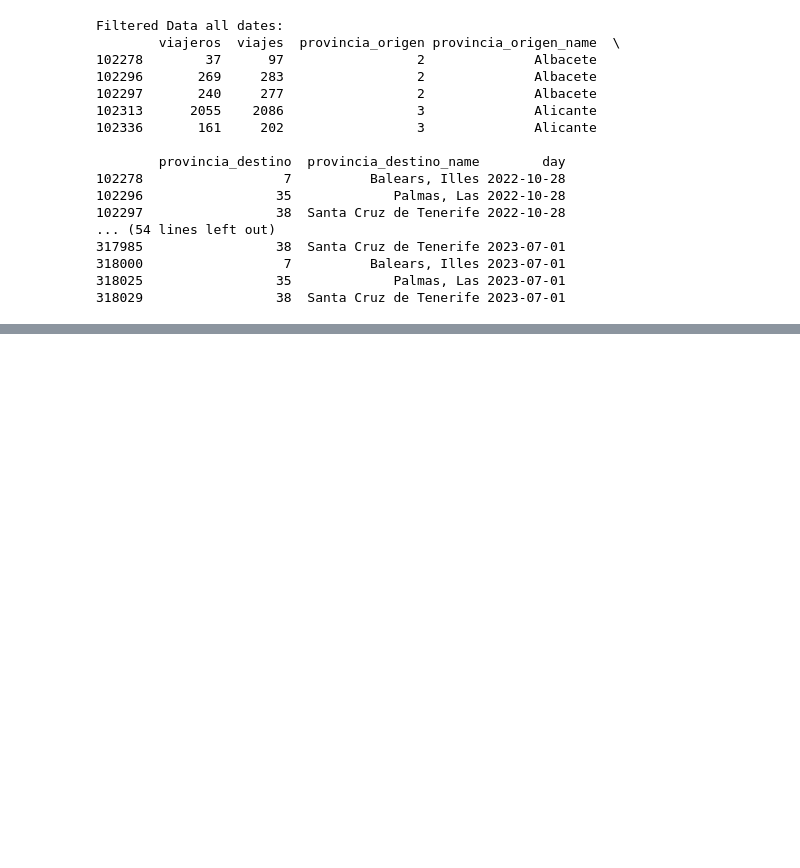
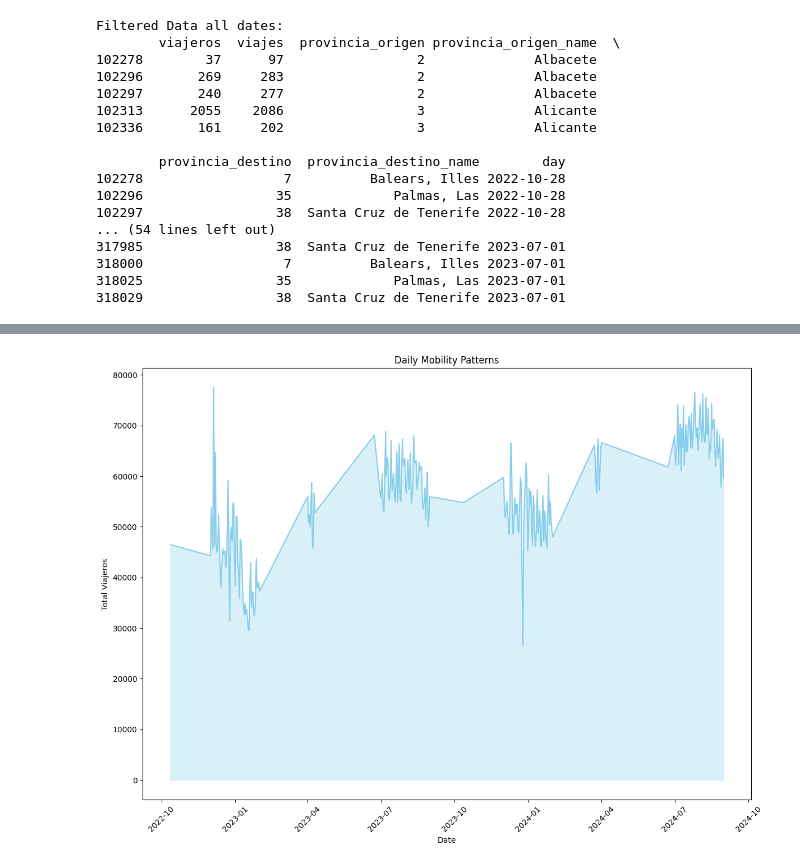
Before and after one commit to pdpau/DataNomads, a Jupyter notebook: code/exploratory_data_analysis.ipynb, the cells around one changed output, grey strips where cells are left out. Drawn from its saved outputs; the diff is of its cells as text; code cells hidden in the pictures; blank space fills up the shorter version.

Commit message:
Update containing completion of 1.1.2.1 Identificar fechas clave con alta movilidad

```diff
--- a/code/exploratory_data_analysis.ipynb
+++ b/code/exploratory_data_analysis.ipynb
@@ -416,0 +406,86 @@ See the caveats in the documentation: https://pandas.pydata.org/pandas-docs/stab
+# %%
+#1.1.2.2. Análisis preliminar en busca de patrones durante dichas fechas
+
+def colors_from_values(values, palette_name):
+    # normalize the values to range [0, 1]
+    normalized = (values - min(values)) / (max(values) - min(values))
+    # convert to indices
+    indices = np.round(normalized * (len(values) - 1)).astype(np.int32)
+    # use the indices to get the colors
+    palette = sns.color_palette(palette_name, len(values))
+    return np.array(palette).take(indices, axis=0)
+
+
+#Aggregate Data by Date: Group the data by date to see if there are any patterns in the number of travelers.
+daily_mobility = df_filtered.groupby('day')['viajeros'].sum().reset_index()
+
+#Plot the mobility patterns
+plt.figure(figsize=(14, 10))
+sns.lineplot(x='day', y='viajeros', data=daily_mobility, color="skyblue", linewidth=1.5)
+plt.fill_between(daily_mobility['day'], daily_mobility['viajeros'], color="skyblue", alpha=0.3)
+plt.title('Daily Mobility Patterns')
+plt.xlabel('Date')
+plt.ylabel('Total Viajeros')
+plt.xticks(rotation=45)
+plt.show()
+
+#Group by day of the week: Group the data by day of the week to see if there are any patterns in the number of travelers.
+df_week = df_filtered.copy()
+df_week['day_of_week'] = df_filtered['day'].dt.day_name()
+day_of_week_mobility = df_week.groupby('day_of_week')['viajeros'].sum().reset_index()
+
+#Plot mobility by day of the week
+#daycolors colors assigned by most visitors per day
+daycolors = ["#FF5733", "#FF5733", "#FF5733", "#FF5733", "#FF5733", "#FF5733", "#FF5733"]
+plt.figure(figsize=(14, 8))
+sns.barplot(x='day_of_week', y='viajeros', data=day_of_week_mobility, palette=colors_from_values(day_of_week_mobility['viajeros'], "viridis"), order=day_of_week_mobility.sort_values('viajeros', ascending=False)['day_of_week'])
+plt.title('Mobility by Day of the Week')
+plt.xlabel('Day of the Week')
+plt.ylabel('Total Viajeros')
+plt.xticks(rotation=45)
+plt.show()
+
+#Group by origin province: Group the data by origin province to see if there are any patterns in the number of travelers.
+origin_province_mobility = df_filtered.groupby('provincia_origen_name')['viajeros'].sum().reset_index()
+
+#Sort the data by the number of travelers
+origin_province_mobility = origin_province_mobility.sort_values(by='viajeros', ascending=False)
+
+#Plot mobility by origin province
+plt.figure(figsize=(14, 8))
+sns.barplot(y='provincia_origen_name', x='viajeros', data=origin_province_mobility, palette="viridis")
+plt.title('Mobility by Origin Province')
+plt.xlabel('Origin Province')
+plt.ylabel('Total Viajeros')
+plt.xticks(rotation=0)
+plt.show()
+
+#Group by destination province: Group the data by destination province to see if there are any patterns in the number of travelers.
+destination_province_mobility = df_filtered.groupby('provincia_destino_name')['viajeros'].sum().reset_index()
+
+#Sort the data by the number of travelers
+destination_province_mobility = destination_province_mobility.sort_values(by='viajeros', ascending=False)
+
+#Plot mobility by destination province
+plt.figure(figsize=(14, 8))
+sns.barplot(x='provincia_destino_name', y='viajeros', data=destination_province_mobility)
+plt.title('Mobility by Destination Province')
+plt.xlabel('Destination Province')
+plt.ylabel('Total Viajeros')
+plt.xticks(rotation=0)
+plt.show()
+
+#analyze to find patterns in the number of travelers for each month
+df_filtered['month'] = df_filtered['day'].dt.month
+monthly_mobility = df_filtered.groupby('month')['viajeros'].sum().reset_index()
+
+#plot the mobility patterns by month
+plt.figure(figsize=(14, 8))
+sns.barplot(x='month', y='viajeros', data=monthly_mobility, palette="coolwarm")
+plt.title('Monthly Mobility Patterns')
+plt.xlabel('Month')
+plt.ylabel('Total Viajeros')
+plt.xticks(rotation=0)
+plt.show()
+# %% [output]
+[figure, added]
```
Also changed, not shown: parts of 3 cells of this notebook.
